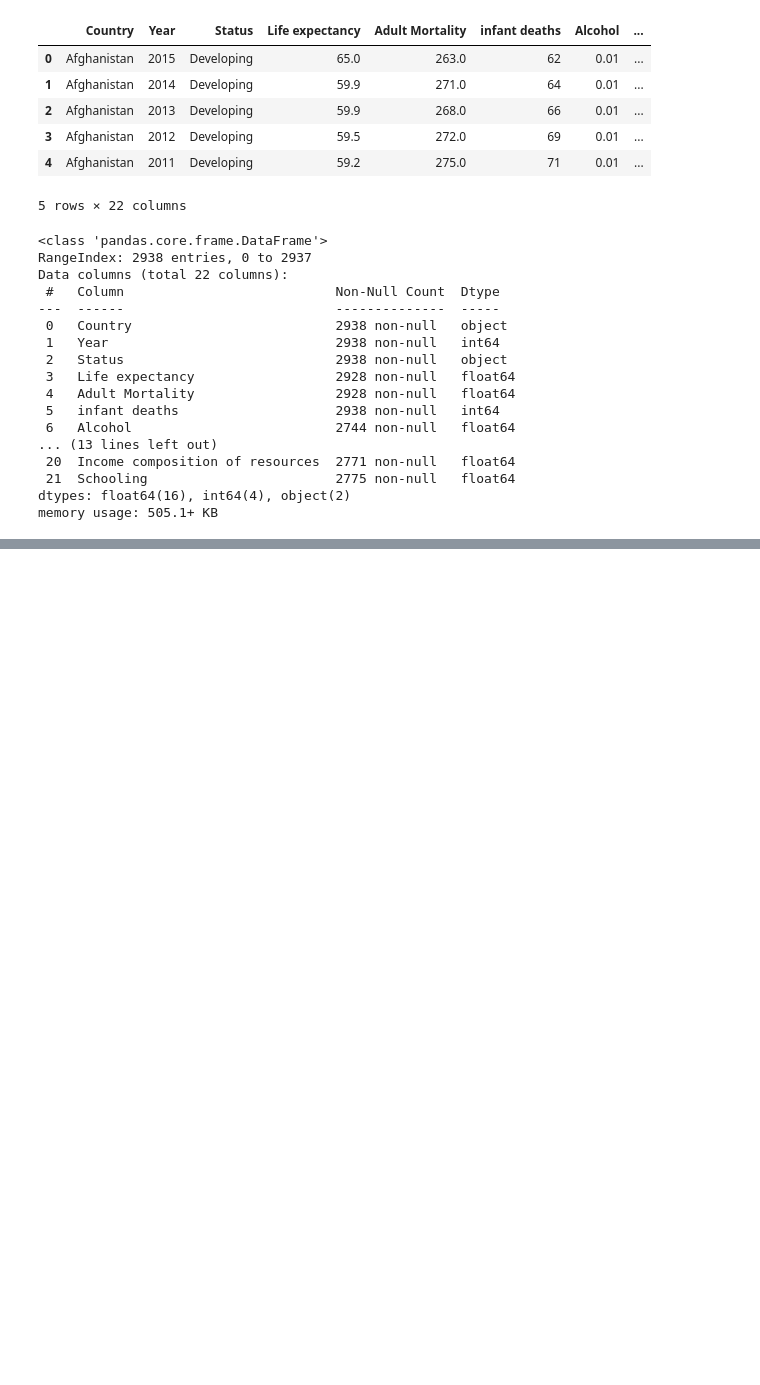
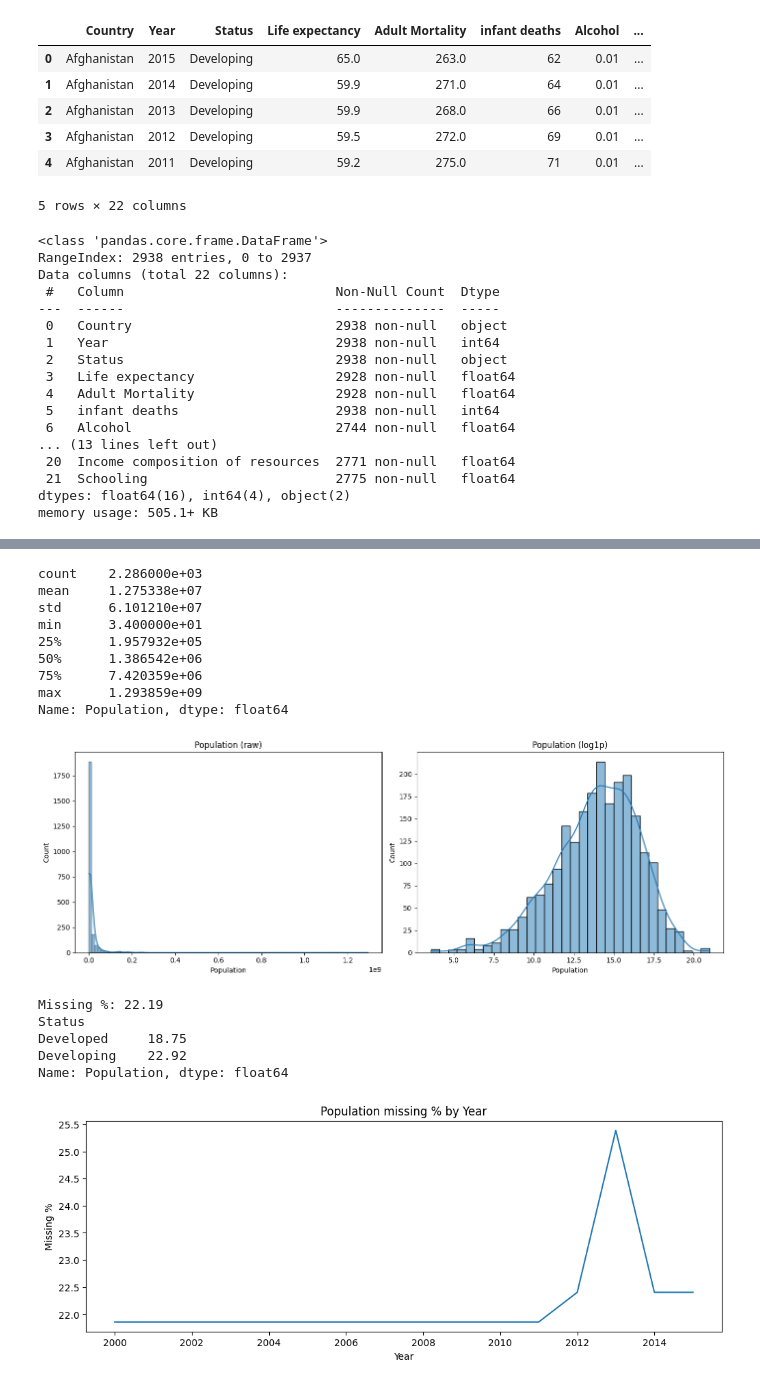
Before and after one commit to LukaMladicevic/UNP-LifeExpectancy, a Jupyter notebook: life_expectancy.ipynb, the cells around one changed output, grey strips where cells are left out. Drawn from its saved outputs; the diff is of its cells as text; code cells hidden in the pictures; blank space fills up the shorter version.

```diff
--- a/life_expectancy.ipynb
+++ b/life_expectancy.ipynb
@@ -44,0 +117,70 @@ dataframe = dataframe.dropna()
+# %%
+col = "Population"
+print(dataframe[col].describe())
+fig, ax = plt.subplots(1, 2, figsize=(14, 5))
+sns.histplot(dataframe[col], kde=True, ax=ax[0])
+ax[0].set_title("Population (raw)")
+
+sns.histplot(np.log1p(dataframe[col]), kde=True, ax=ax[1])
+ax[1].set_title("Population (log1p)")
+
+plt.tight_layout()
+plt.show()
+
+m = dataframe[col].isna()
+print("Missing %:", round(m.mean()*100, 2))
+print(dataframe.groupby("Status")[col].apply(lambda s: s.isna().mean()*100).round(2))
+
+miss_by_year = dataframe.groupby("Year")[col].apply(lambda s: s.isna().mean()*100)
+miss_by_year.sort_index().plot(figsize=(12,4), title="Population missing % by Year")
+plt.ylabel("Missing %")
+plt.show()
+
+miss_by_country = dataframe.groupby("Country")[col].apply(lambda s: s.isna().mean()*100).sort_values(ascending=False)
+print(miss_by_country.head(15))
+
+table = pd.crosstab(dataframe["Status"], dataframe["Population"].isna())
+print(table)
+
+chi2, p, dof, expected = chi2_contingency(table)
+
+print("Chi-square:", chi2)
+print("p-value:", p)
+
+dataframe["Pop_missing"] = dataframe["Population"].isna().astype(int)
+
+model = smf.logit("Pop_missing ~ Year", data=dataframe).fit()
+print(model.summary())
+
+
+features = ["Life expectancy", "Schooling", "Income composition of resources"]
+temp = dataframe.copy()
+
+temp["Pop_missing"] = temp["Population"].isna().astype(int)
+
+X = temp[features].fillna(temp[features].median())
+y = temp["Pop_missing"]
+X_train, X_test, y_train, y_test = train_test_split(X, y, stratify=y)
+
+model = LogisticRegression(max_iter=2000)
+model.fit(X_train, y_train)
+
+pred = model.predict_proba(X_test)[:,1]
+print("AUC:", roc_auc_score(y_test, pred))
+# %% [output]
+count    2.286000e+03
+mean     1.275338e+07
+std      6.101210e+07
+min      3.400000e+01
+25%      1.957932e+05
+50%      1.386542e+06
+75%      7.420359e+06
+max      1.293859e+09
+Name: Population, dtype: float64
+[figure, added]
+Missing %: 22.19
+Status
+Developed     18.75
+Developing    22.92
+Name: Population, dtype: float64
+[figure, added]
```
Also changed, not shown: parts of 8 cells of this notebook, 2 other files.
